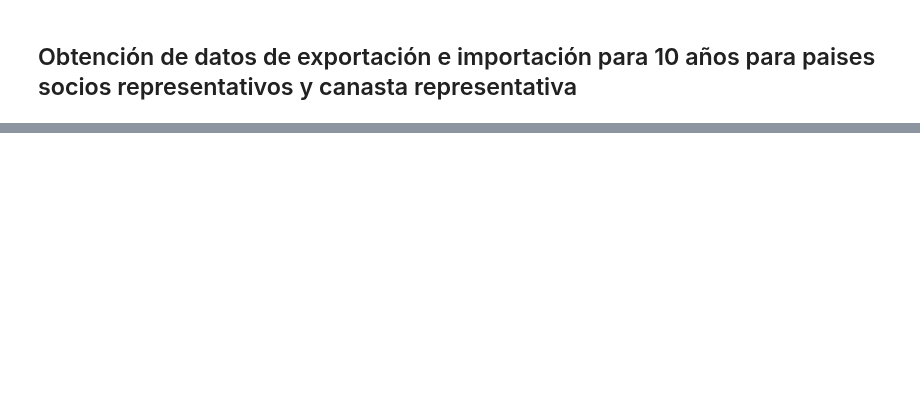
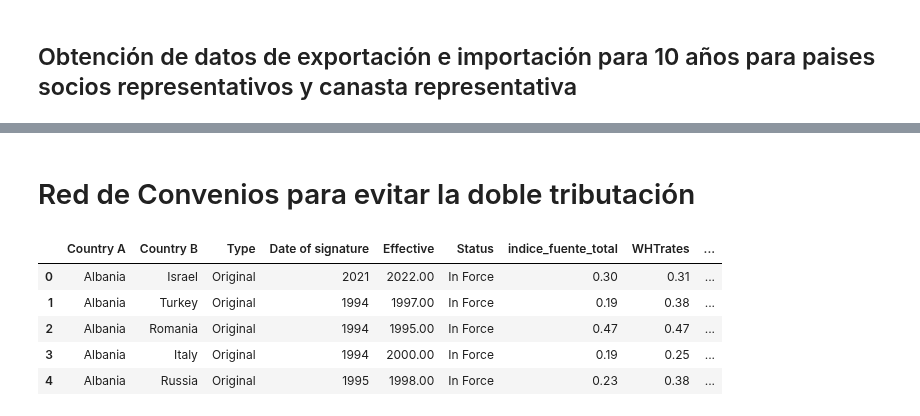
Before and after one commit to hubcborja/Trabajo_grado_ECIJG, a Jupyter notebook: Comtrade_Free_API.ipynb, the cells around one changed output, grey strips where cells are left out. Cells and saved outputs as stored; diff of their text form; code cells hidden in the pictures; blank space fills up the shorter version.

```diff
--- a/Comtrade_Free_API.ipynb
+++ b/Comtrade_Free_API.ipynb
@@ -301,0 +409,50 @@ set()
+# %% [markdown]
+# Red de Convenios para evitar la doble tributación
+# %%
+base_convenios=pd.read_csv('https://raw.githubusercontent.com/hubcborja/Trabajo_grado_ECIJG/refs/heads/main/bases_datos/convenios_tributarios.csv')
+renombrar_columnas = {
+    'Source': 'indice_fuente_total',                   # Que tanto beneficia al pais fuente
+    'PE': 'indice_establecimiento_permanente',         # Que tanto se le cobran a los establecimientos permanentes
+    'WHT Rates': 'indice_tasas_retencion',             # Que tanto tienen de topes las tasas de retención
+    'Other': 'indice_otros_derechos',                  # Indice de los otros derechos del convenio
+    'UN': 'indice_modelo_onu',                          # Que tanto se parece al modelo ONU (que favorece a los estado en desarrollo)
+    '5(3)(a)C': 'duracion_ep_construccion_meses',      # Construction PE length
+    '5(3)(a)S': 'actividades_supervision_ep',          # Supervisory activities in PE
+    '5(3)(b)': 'duracion_ep_servicios_meses',          # Service PE length
+    '5(4)(a)': 'instalaciones_entrega_excluidas_ep',   # Delivery facilities excluded
+    '5(4)(b)': 'inventario_entrega_excluido_ep',       # Delivery stock excluded
+    '5(5)(b)': 'agente_con_inventario_ep',             # Agent maintaining stock included
+    '5(6)': 'corredor_seguros_ep',                     # Insurance broker included
+    '5(7)': 'extension_agente_dependiente_ep',         # Dependent agent extension
+    '7(1)(b&c)': 'fuerza_atraccion_limitada',          # Limited force of attraction
+    '7(3)': 'sin_deduccion_pagos_matriz',              # No deduction payments to head office
+    '8(2)': 'impuesto_transporte_maritimo',            # Shared taxing right shipping
+    '10(2)(a)Q': 'tasa_retencion_dividendos_calificados', # Qualifying dividend WHT rate
+    '10(2)(a)T': 'umbral_participacion_dividendos',    # Threshold for qualified dividends
+    '10(2)(b)': 'tasa_retencion_dividendos_portafolio',# Portfolio dividend WHT rate
+    '11(2)': 'tasa_retencion_intereses',               # Interest WHT rate
+    '11(2)F': 'tasa_retencion_intereses_financieras',  # Financial inst. interest rate
+    '12(2)': 'tasa_retencion_regalias',                # Royalties WHT rate
+    '12(2)C': 'tasa_retencion_regalias_derechos_autor',# Copyright royalties rate
+    '12(2)E': 'tasa_retencion_regalias_equipos',       # Equipment royalties rate
+    '12(A)': 'tasa_retencion_servicios_tecnicos',      # Technical service fees rate
+    '13(4)': 'ganancia_capital_inmobiliaria',          # Capital gains (land rich)
+    '13(5)': 'ganancia_capital_otras_acciones',        # Capital gains (other shares)
+    '14': 'servicios_personales_independientes',       # Independent personal services
+    '16(2)': 'oficiales_alta_gerencia',                # Top-level managerial officials
+    '21(3)': 'impuesto_fuente_otros_ingresos',         # Source taxation other income
+    '25B(5)': 'arbitraje_obligatorio_vinculante',      # Mandatory binding arbitration
+    '27': 'asistencia_cobro_impuestos',                # Assistance in tax collection
+    '29': 'regla_general_anti_abuso'                   # General anti-abuse rule (GAAR)
+}
+
+
+base_convenios.rename(columns=renombrar_columnas, inplace=True)
+base_convenios.head()
+# %% [output]
+|  | Country A | Country B | Type | Date of signature | Effective | Status | indice_fuente_total | WHTrates | ... |
+| 0 | Albania | Israel | Original | 2021 | 2022.00 | In Force | 0.30 | 0.31 | ... |
+| 1 | Albania | Turkey | Original | 1994 | 1997.00 | In Force | 0.19 | 0.38 | ... |
+| 2 | Albania | Romania | Original | 1994 | 1995.00 | In Force | 0.47 | 0.47 | ... |
+| 3 | Albania | Italy | Original | 1994 | 2000.00 | In Force | 0.19 | 0.25 | ... |
+| 4 | Albania | Russia | Original | 1995 | 1998.00 | In Force | 0.23 | 0.38 | ... |
```
Also changed, not shown: parts of 17 cells of this notebook.
